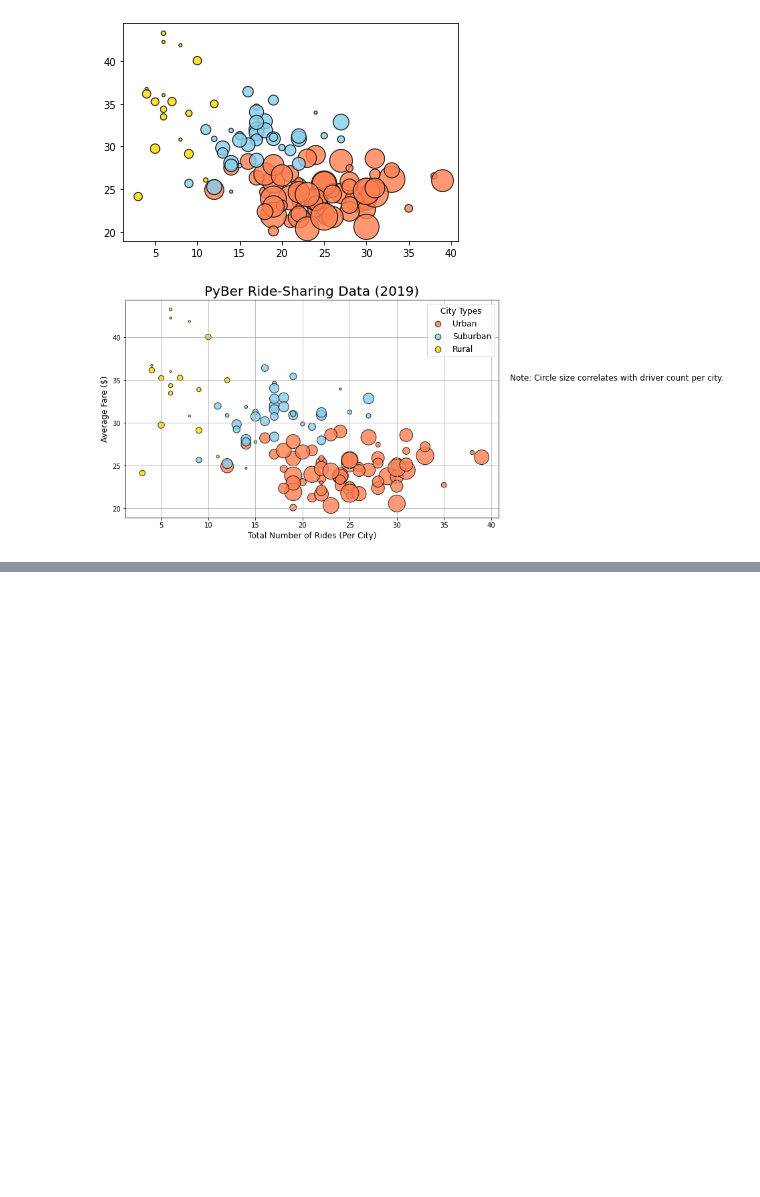
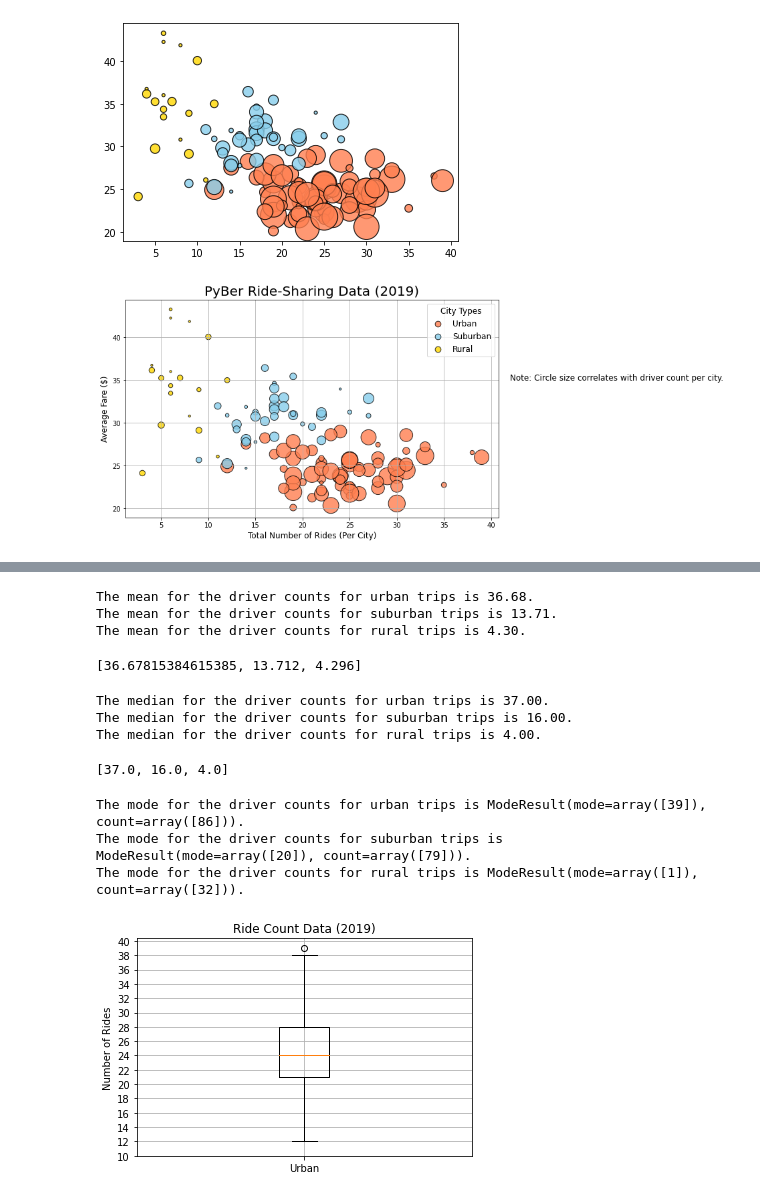
Before and after one commit to Akotovets1/PyBer_Analysis, a Jupyter notebook: PyBer.ipynb, the cells around one changed output, grey strips where cells are left out. Cells and saved outputs as stored; diff of their text form; code cells hidden in the pictures; blank space fills up the shorter version.

```diff
--- a/PyBer.ipynb
+++ b/PyBer.ipynb
@@ -366,0 +536,59 @@ plt.show()
+# %%
+# SKILL DRILL 5.4.3 NUMPY METHOD
+mean_urban_drivers_count = np.mean(urban_drivers)
+print(f"The mean for the driver counts for urban trips is {mean_urban_drivers_count:.2f}.")
+mean_suburban_drivers_count = np.mean(suburban_drivers)
+print(f"The mean for the driver counts for suburban trips is {mean_suburban_drivers_count:.2f}.")
+mean_rural_drivers_count = np.mean(rural_drivers)
+print(f"The mean for the driver counts for rural trips is {mean_rural_drivers_count:.2f}.")
+# %% [output]
+The mean for the driver counts for urban trips is 36.68.
+The mean for the driver counts for suburban trips is 13.71.
+The mean for the driver counts for rural trips is 4.30.
+# %%
+mean_drivers_array = [mean_urban_drivers_count,mean_suburban_drivers_count,mean_rural_drivers_count]
+mean_drivers_array
+# %% [output]
+[36.67815384615385, 13.712, 4.296]
+# %%
+# SKILL DRILL 5.4.3 THE NUMPY METHOD
+median_urban_drivers_count = np.median(urban_drivers)
+print(f"The median for the driver counts for urban trips is {median_urban_drivers_count:.2f}.")
+median_suburban_drivers_count = np.median(suburban_drivers)
+print(f"The median for the driver counts for suburban trips is {median_suburban_drivers_count:.2f}.")
+median_rural_drivers_count = np.median(rural_drivers)
+print(f"The median for the driver counts for rural trips is {median_rural_drivers_count:.2f}.")
+# %% [output]
+The median for the driver counts for urban trips is 37.00.
+The median for the driver counts for suburban trips is 16.00.
+The median for the driver counts for rural trips is 4.00.
+# %%
+median_drivers_array = [median_urban_drivers_count,median_suburban_drivers_count,median_rural_drivers_count]
+median_drivers_array
+# %% [output]
+[37.0, 16.0, 4.0]
+# %%
+# SKILL DRILL 5.4.3 THE SCIPY METHOD
+mode_urban_drivers_count = sts.mode(urban_drivers)
+print(f"The mode for the driver counts for urban trips is {mode_urban_drivers_count}.")
+mode_suburban_drivers_count = sts.mode(suburban_drivers)
+print(f"The mode for the driver counts for suburban trips is {mode_suburban_drivers_count}.")
+mode_rural_drivers_count = sts.mode(rural_drivers)
+print(f"The mode for the driver counts for rural trips is {mode_rural_drivers_count}.")
+# %% [output]
+The mode for the driver counts for urban trips is ModeResult(mode=array([39]), count=array([86])).
+The mode for the driver counts for suburban trips is ModeResult(mode=array([20]), count=array([79])).
+The mode for the driver counts for rural trips is ModeResult(mode=array([1]), count=array([32])).
+# %%
+# Create a box-and-whisker plot for the urban cities ride count.
+x_labels = ["Urban"]
+fig, ax = plt.subplots()
+ax.boxplot(urban_ride_count, labels=x_labels)
+# Add the title, y-axis label and grid.
+ax.set_title('Ride Count Data (2019)')
+ax.set_ylabel('Number of Rides')
+ax.set_yticks(np.arange(10, 41, step=2.0))
+ax.grid()
+plt.show()
+# %% [output]
+[figure, added]
```
Also changed, not shown: parts of 25 cells of this notebook, 3 other files.
